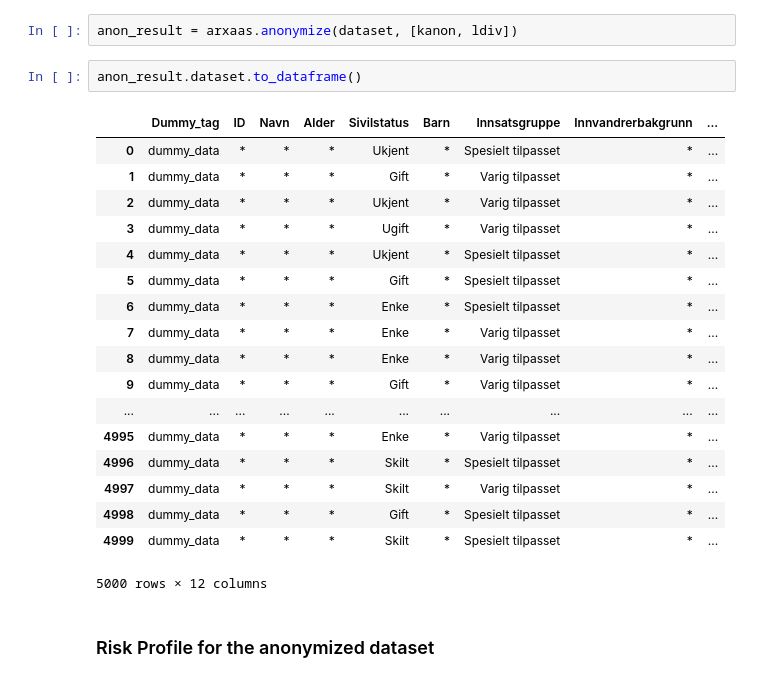
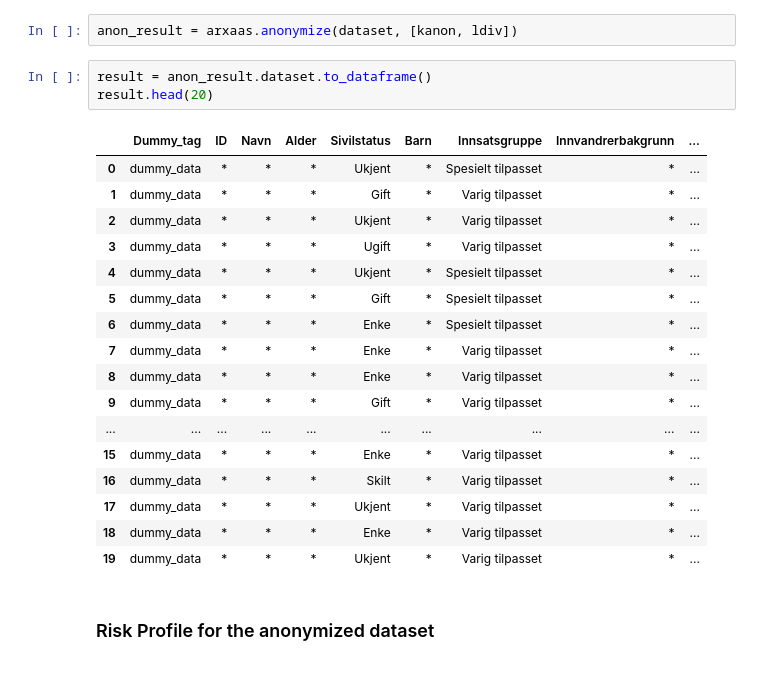
Before and after one commit to oslomet-arx-as-a-service/example-pyaaas-project, a Jupyter notebook: notebooks/data_pres/dummy-data-example-anonymization.ipynb, the cells around one changed output. Saved outputs shown, nothing was run; the diff lists cells and outputs as text.

Commit message:
UPDATE data_pres

```diff
--- a/notebooks/data_pres/dummy-data-example-anonymization.ipynb
+++ b/notebooks/data_pres/dummy-data-example-anonymization.ipynb
@@ -260,27 +200,27 @@ ldiv = LDiversityDistinct(2, "Medisinsk forhold")
 ### With the hierarchies set we can attempt anonymization
 # %%
 anon_result = arxaas.anonymize(dataset, [kanon, ldiv])
-# %%
-anon_result.dataset.to_dataframe()
-# %% [output]
-|  | Dummy_tag | ID | Navn | Alder | Sivilstatus | Barn | Innsatsgruppe | Innvandrerbakgrunn | ... |
-| 0 | dummy_data | * | * | * | Ukjent | * | Spesielt tilpasset | * | ... |
-| 1 | dummy_data | * | * | * | Gift | * | Varig tilpasset | * | ... |
-| 2 | dummy_data | * | * | * | Ukjent | * | Varig tilpasset | * | ... |
-| 3 | dummy_data | * | * | * | Ugift | * | Varig tilpasset | * | ... |
-| 4 | dummy_data | * | * | * | Ukjent | * | Spesielt tilpasset | * | ... |
-| 5 | dummy_data | * | * | * | Gift | * | Spesielt tilpasset | * | ... |
-| 6 | dummy_data | * | * | * | Enke | * | Spesielt tilpasset | * | ... |
-| 7 | dummy_data | * | * | * | Enke | * | Varig tilpasset | * | ... |
-| 8 | dummy_data | * | * | * | Enke | * | Varig tilpasset | * | ... |
-| 9 | dummy_data | * | * | * | Gift | * | Varig tilpasset | * | ... |
-| ... | ... | ... | ... | ... | ... | ... | ... | ... | ... |
-| 4995 | dummy_data | * | * | * | Enke | * | Varig tilpasset | * | ... |
-| 4996 | dummy_data | * | * | * | Skilt | * | Spesielt tilpasset | * | ... |
-| 4997 | dummy_data | * | * | * | Skilt | * | Varig tilpasset | * | ... |
-| 4998 | dummy_data | * | * | * | Gift | * | Spesielt tilpasset | * | ... |
-| 4999 | dummy_data | * | * | * | Skilt | * | Spesielt tilpasset | * | ... |
-5000 rows × 12 columns
+# %%
+result = anon_result.dataset.to_dataframe()
+result.head(20)
+# %% [output]
+|  | Dummy_tag | ID | Navn | Alder | Sivilstatus | Barn | Innsatsgruppe | Innvandrerbakgrunn | ... |
+| 0 | dummy_data | * | * | * | Ukjent | * | Spesielt tilpasset | * | ... |
+| 1 | dummy_data | * | * | * | Gift | * | Varig tilpasset | * | ... |
+| 2 | dummy_data | * | * | * | Ukjent | * | Varig tilpasset | * | ... |
+| 3 | dummy_data | * | * | * | Ugift | * | Varig tilpasset | * | ... |
+| 4 | dummy_data | * | * | * | Ukjent | * | Spesielt tilpasset | * | ... |
+| 5 | dummy_data | * | * | * | Gift | * | Spesielt tilpasset | * | ... |
+| 6 | dummy_data | * | * | * | Enke | * | Spesielt tilpasset | * | ... |
+| 7 | dummy_data | * | * | * | Enke | * | Varig tilpasset | * | ... |
+| 8 | dummy_data | * | * | * | Enke | * | Varig tilpasset | * | ... |
+| 9 | dummy_data | * | * | * | Gift | * | Varig tilpasset | * | ... |
+| ... | ... | ... | ... | ... | ... | ... | ... | ... | ... |
+| 15 | dummy_data | * | * | * | Enke | * | Varig tilpasset | * | ... |
+| 16 | dummy_data | * | * | * | Skilt | * | Varig tilpasset | * | ... |
+| 17 | dummy_data | * | * | * | Ukjent | * | Varig tilpasset | * | ... |
+| 18 | dummy_data | * | * | * | Enke | * | Varig tilpasset | * | ... |
+| 19 | dummy_data | * | * | * | Ukjent | * | Varig tilpasset | * | ... |
 # %% [markdown]
 ###  Risk Profile for the anonymized dataset
 # %%
```
Also changed, not shown: parts of 38 cells of this notebook.
